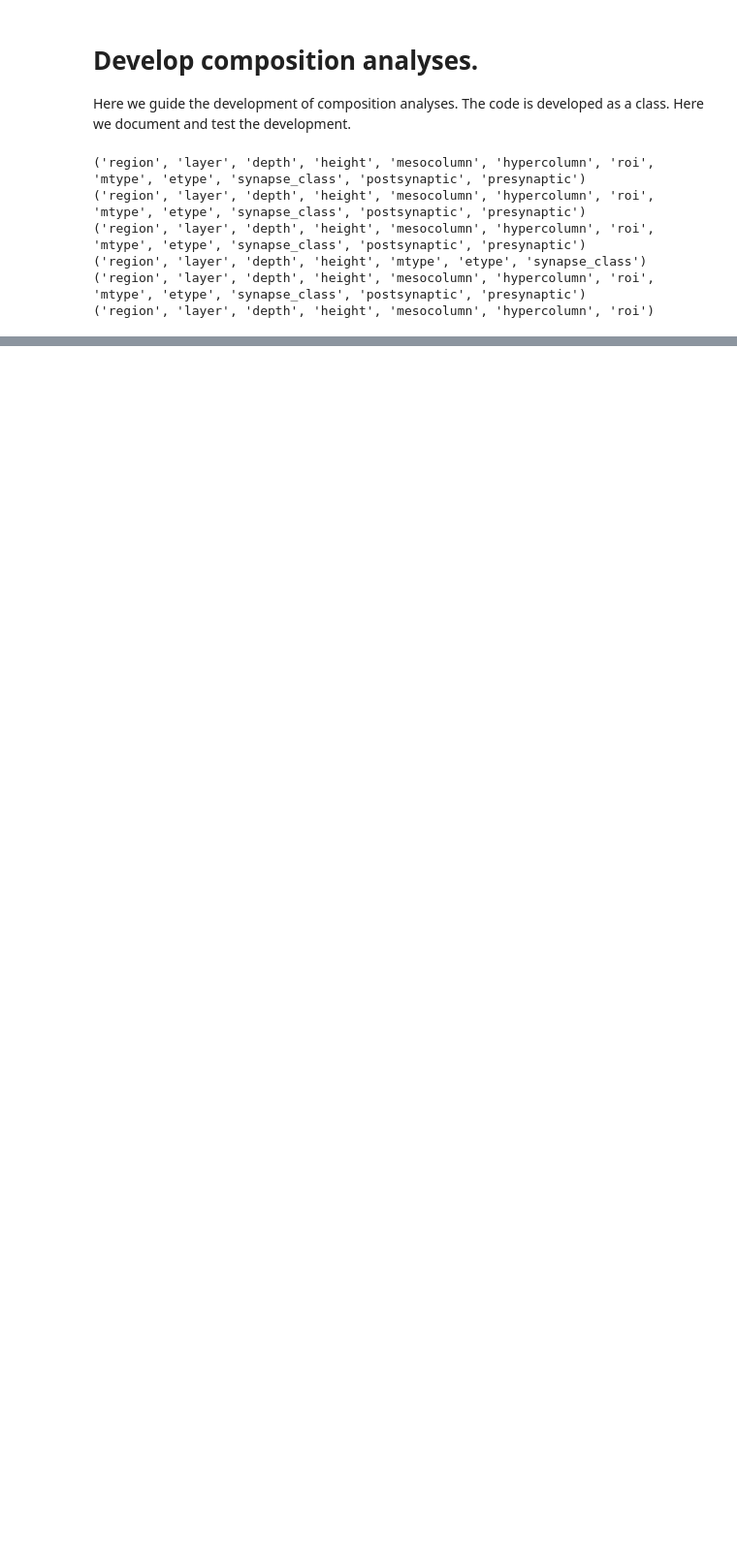
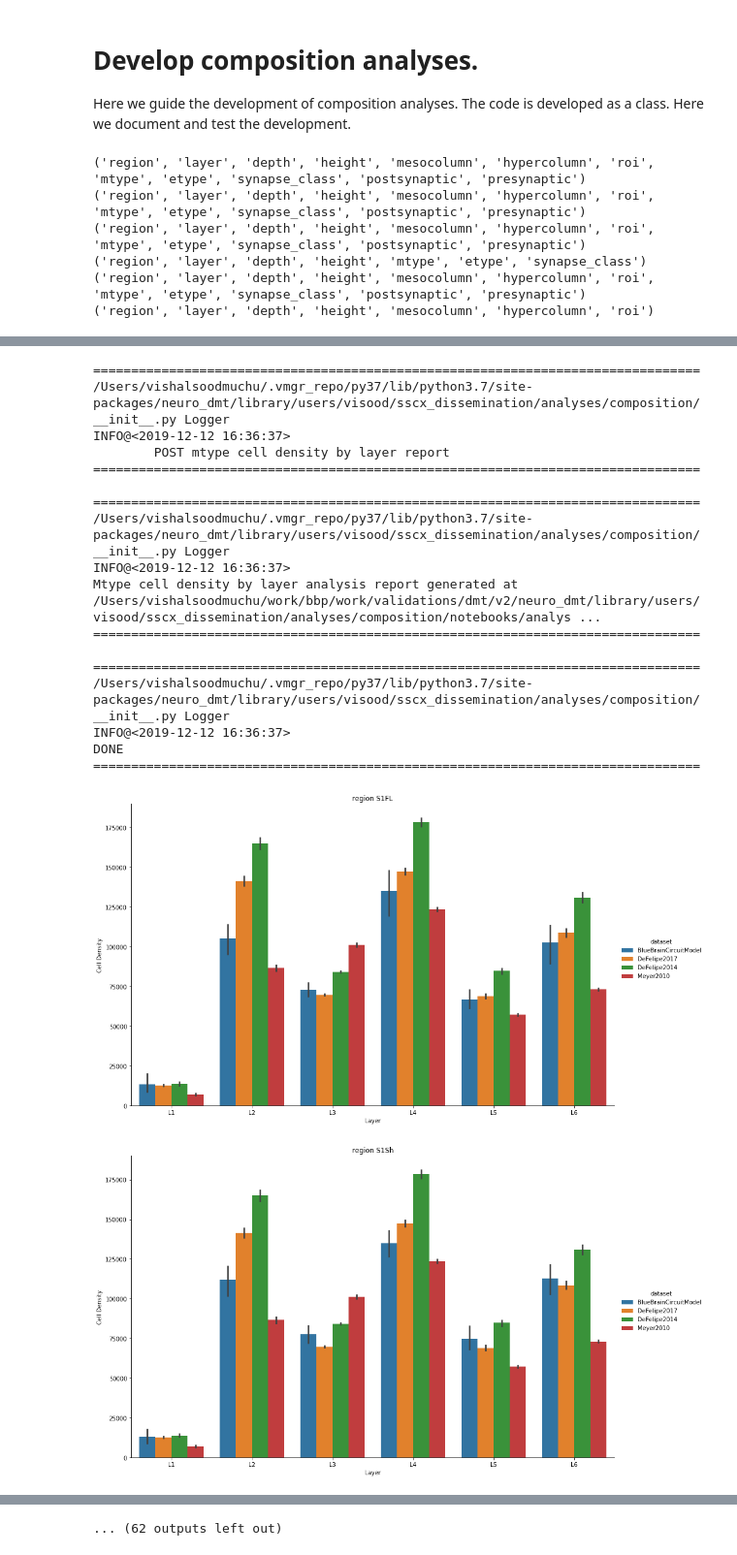
Before and after one commit to BlueBrain/DMT, a Jupyter notebook: v2/neuro_dmt/library/users/visood/sscx_dissemination/analyses/composition/notebooks/develop.ipynb, the cells around one changed output, grey strips where cells are left out. Shown at 97% size. Drawn from its saved outputs; the diff is of its cells as text; code cells hidden in the pictures; blank space fills up the shorter version.

Commit message:
define mtype cell density analysis

```diff
--- a/v2/neuro_dmt/library/users/visood/sscx_dissemination/analyses/composition/notebooks/develop.ipynb
+++ b/v2/neuro_dmt/library/users/visood/sscx_dissemination/analyses/composition/notebooks/develop.ipynb
@@ -76,7 +84,12 @@ from neuro_dmt.data import rat
 from neuro_dmt.library.users.visood.sscx_dissemination.analyses.composition import\
     BrainCircuitCompositionAnalysis
 
+adapter = BlueBrainCircuitAdapter()
 composition_analysis =\
     BrainCircuitCompositionAnalysis(
         phenomenon = "circuit_composition",
         size_roi = 100. * np.ones(3))
+composition_analysis(
+    circuit_bio_m,
+    adapter)
+# %% [output]
@@ -82,0 +113,19 @@ composition_analysis =\
+================================================================================
+/Users/vishalsoodmuchu/.vmgr_repo/py37/lib/python3.7/site-packages/neuro_dmt/library/users/visood/sscx_dissemination/analyses/composition/__init__.py Logger
+INFO@<2019-12-12 16:36:37>
+        POST mtype cell density by layer report
+================================================================================
+
+================================================================================
+/Users/vishalsoodmuchu/.vmgr_repo/py37/lib/python3.7/site-packages/neuro_dmt/library/users/visood/sscx_dissemination/analyses/composition/__init__.py Logger
+INFO@<2019-12-12 16:36:37>
+Mtype cell density by layer analysis report generated at /Users/vishalsoodmuchu/work/bbp/work/validations/dmt/v2/neuro_dmt/library/users/visood/sscx_dissemination/analyses/composition/notebooks/analys ...
+================================================================================
+
+================================================================================
+/Users/vishalsoodmuchu/.vmgr_repo/py37/lib/python3.7/site-packages/neuro_dmt/library/users/visood/sscx_dissemination/analyses/composition/__init__.py Logger
+INFO@<2019-12-12 16:36:37>
+DONE
+================================================================================
+[figure, added]
+[figure, added]
@@ -82,0 +140 @@ composition_analysis =\
+... (62 outputs left out)
```
Also changed, not shown: parts of 20 cells of this notebook, 4 other files.
